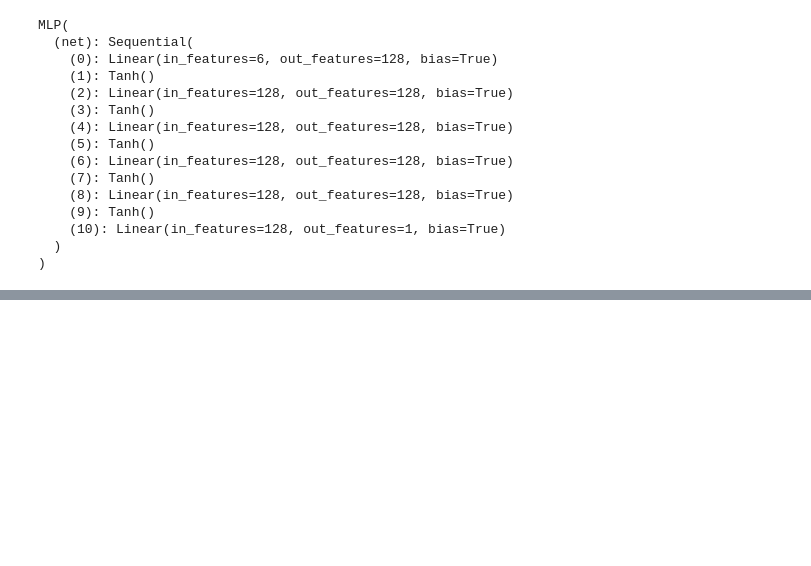
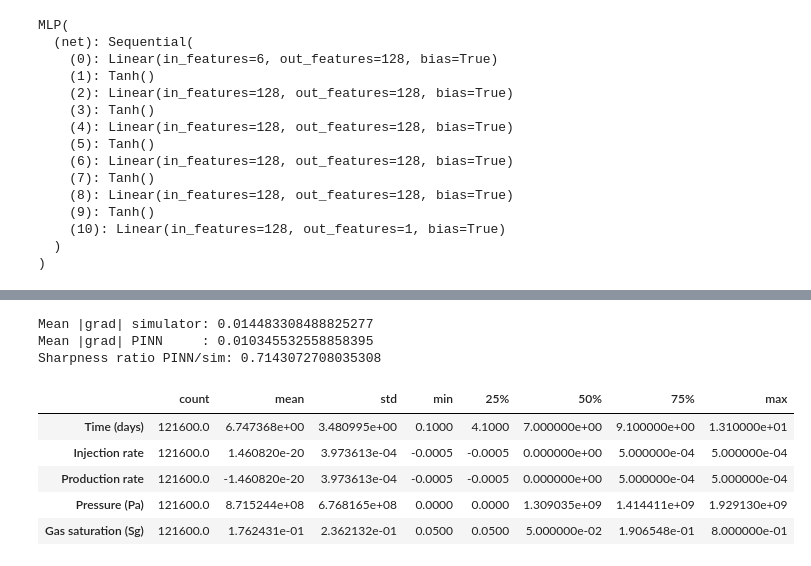
Before and after one commit to omar-mig/Optimisation, a Jupyter notebook: Untitled8.ipynb, the cells around one changed output, grey strips where cells are left out. Cells and saved outputs as stored; diff of their text form; code cells hidden in the pictures; blank space fills up the shorter version.

```diff
--- a/Untitled8.ipynb
+++ b/Untitled8.ipynb
@@ -964,0 +1204,55 @@ plt.plot(times_day, rmses, marker="o")
+# %%
+import numpy as np
+
+def grad_magnitude(A):
+    gx, gy = np.gradient(A)
+    return np.sqrt(gx**2 + gy**2)
+
+# use the same snapshot index i as above
+Sg_pred = predict_Sg_field(i)
+Sg_sim  = Sg_sim_all[i]
+
+G_pred = grad_magnitude(Sg_pred)
+G_sim  = grad_magnitude(Sg_sim)
+
+print("Mean |grad| simulator:", float(G_sim.mean()))
+print("Mean |grad| PINN     :", float(G_pred.mean()))
+print("Sharpness ratio PINN/sim:", float(G_pred.mean() / G_sim.mean()))
+# %% [output]
+Mean |grad| simulator: 0.014483308488825277
+Mean |grad| PINN     : 0.010345532558858395
+Sharpness ratio PINN/sim: 0.7143072708035308
+# %%
+import pandas as pd
+import numpy as np
+
+# Load dataset
+data = np.load("uhs_2d_dataset_fields.npz")
+
+# Flatten fields
+times = data["times"] / (24*3600)
+phases = data["phases"]
+qinj = data["qinj"]
+qprd = data["qprd"]
+Sg = data["Sg"].reshape(-1)
+P  = data["P"].reshape(-1) # Corrected from 'p' to 'P'
+
+# Build dataframe
+df = pd.DataFrame({
+    "Time (days)": np.repeat(times, data["Nx"]*data["Ny"]),
+    "Injection rate": np.repeat(qinj, data["Nx"]*data["Ny"]),
+    "Production rate": np.repeat(qprd, data["Nx"]*data["Ny"]),
+    "Pressure (Pa)": P,
+    "Gas saturation (Sg)": Sg
+})
+
+# Generate summary statistics
+summary = df.describe(percentiles=[0.25, 0.5, 0.75]).T
+summary
+# %% [output]
+|  | count | mean | std | min | 25% | 50% | 75% | max |
+| Time (days) | 121600.0 | 6.747368e+00 | 3.480995e+00 | 0.1000 | 4.1000 | 7.000000e+00 | 9.100000e+00 | 1.310000e+01 |
+| Injection rate | 121600.0 | 1.460820e-20 | 3.973613e-04 | -0.0005 | -0.0005 | 0.000000e+00 | 5.000000e-04 | 5.000000e-04 |
+| Production rate | 121600.0 | -1.460820e-20 | 3.973613e-04 | -0.0005 | -0.0005 | 0.000000e+00 | 5.000000e-04 | 5.000000e-04 |
+| Pressure (Pa) | 121600.0 | 8.715244e+08 | 6.768165e+08 | 0.0000 | 0.0000 | 1.309035e+09 | 1.414411e+09 | 1.929130e+09 |
+| Gas saturation (Sg) | 121600.0 | 1.762431e-01 | 2.362132e-01 | 0.0500 | 0.0500 | 5.000000e-02 | 1.906548e-01 | 8.000000e-01 |
```
Also changed, not shown: parts of 19 cells of this notebook.
